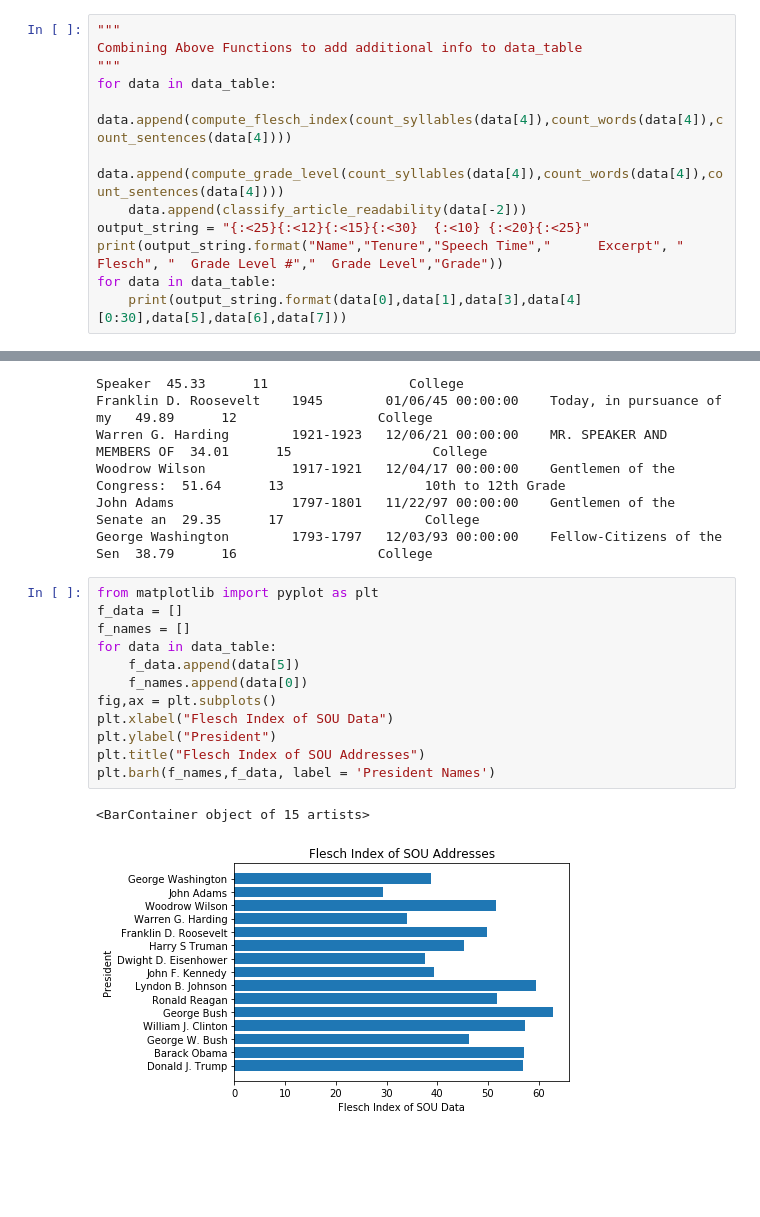
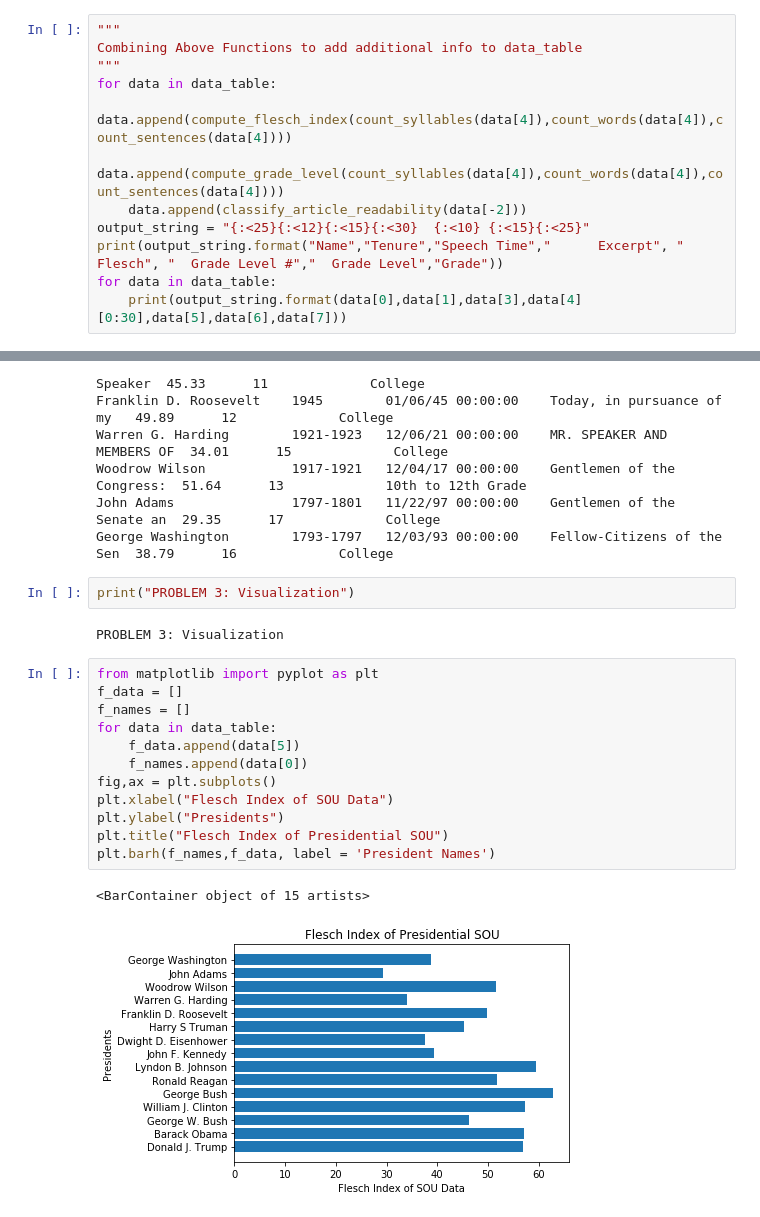
Before and after one commit to zshelton2015/CIS-5400_HW3, a Jupyter notebook: zachshelton_CIS5400_hw3.ipynb, the cells around one changed output, grey strips where cells are left out. Saved outputs shown, nothing was run; the diff lists cells and outputs as text; blank space fills up the shorter version.

```diff
--- a/zachshelton_CIS5400_hw3.ipynb
+++ b/zachshelton_CIS5400_hw3.ipynb
@@ -255,7 +265,7 @@ for data in data_table:
     data.append(compute_flesch_index(count_syllables(data[4]),count_words(data[4]),count_sentences(data[4])))
     data.append(compute_grade_level(count_syllables(data[4]),count_words(data[4]),count_sentences(data[4])))
     data.append(classify_article_readability(data[-2]))
-output_string = "{:<25}{:<12}{:<15}{:<30}  {:<10} {:<20}{:<25}"
+output_string = "{:<25}{:<12}{:<15}{:<30}  {:<10} {:<15}{:<25}"
 print(output_string.format("Name","Tenure","Speech Time","      Excerpt", "  Flesch", "  Grade Level #","  Grade Level","Grade"))
 for data in data_table:
     print(output_string.format(data[0],data[1],data[3],data[4][0:30],data[5],data[6],data[7]))
@@ -279,15 +289,19 @@ George Washington        1793-1797   12/03/93 00:00:00    Fellow-Citizens of the
+# %%
+print("PROBLEM 3: Visualization")
+# %% [output]
+PROBLEM 3: Visualization
 # %%
 from matplotlib import pyplot as plt
 f_data = []
 f_names = []
 for data in data_table:
     f_data.append(data[5])
     f_names.append(data[0])
 fig,ax = plt.subplots()
 plt.xlabel("Flesch Index of SOU Data")
-plt.ylabel("President")
-plt.title("Flesch Index of SOU Addresses")
+plt.ylabel("Presidents")
+plt.title("Flesch Index of Presidential SOU")
 plt.barh(f_names,f_data, label = 'President Names')
 # %% [output]
 <BarContainer object of 15 artists>
-[figure, old version]
+[figure, new version]
```
Also changed, not shown: parts of 8 cells of this notebook.
